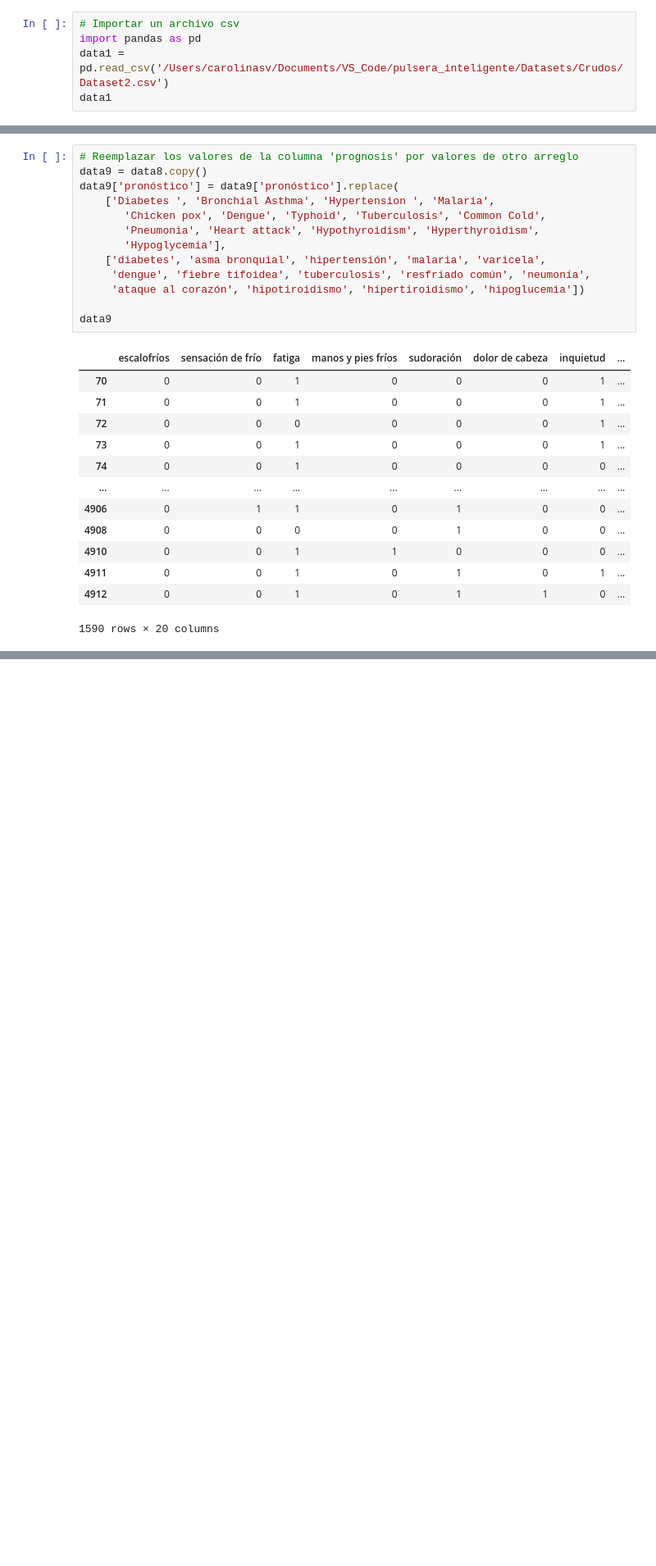
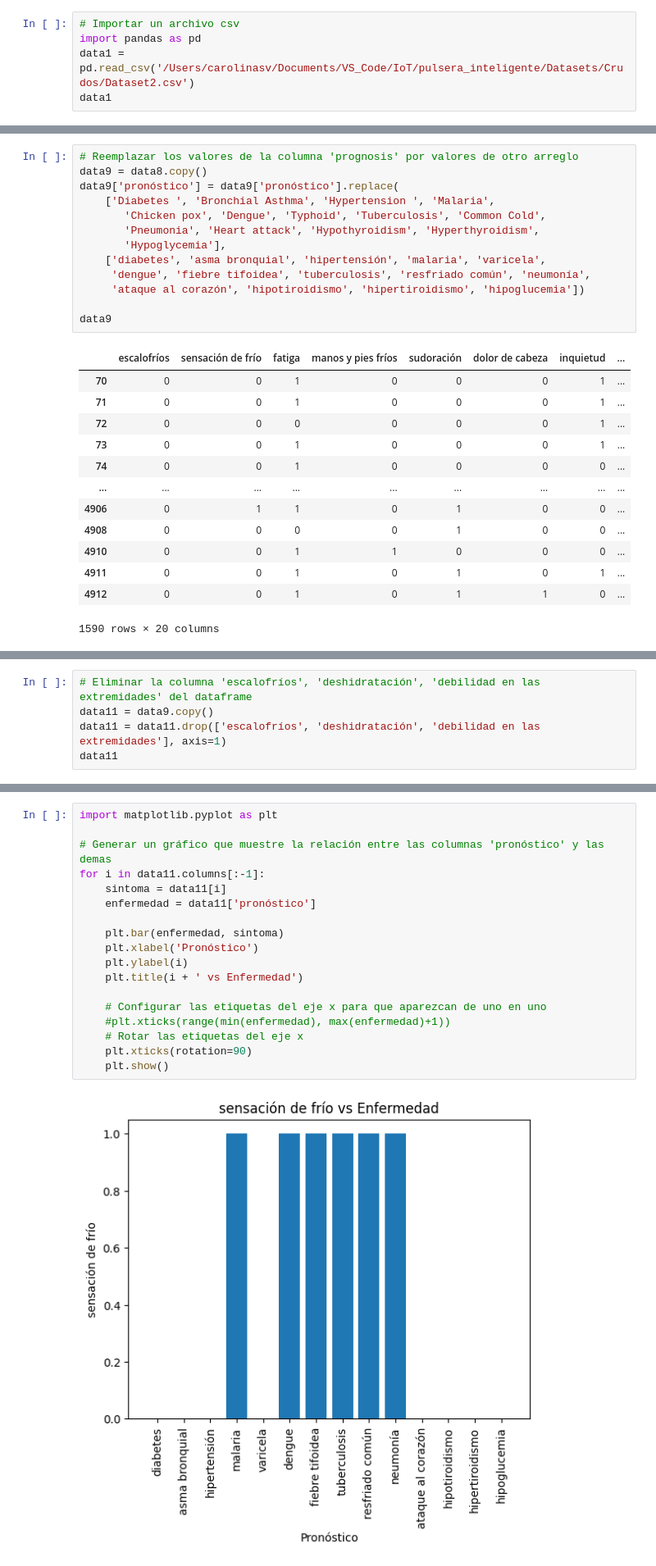
Before and after one commit to caroSeminario23/pulsera_inteligente, a Jupyter notebook: Analisis/Dataset2/analisis4.ipynb, the cells around one changed output, grey strips where cells are left out. Shown at 82% size. Saved outputs shown, nothing was run; the diff lists cells and outputs as text; blank space fills up the shorter version.

```diff
--- a/Analisis/Dataset2/analisis4.ipynb
+++ b/Analisis/Dataset2/analisis4.ipynb
@@ -1,7 +1,7 @@
 # %%
 # Importar un archivo csv
 import pandas as pd
-data1 = pd.read_csv('/Users/carolinasv/Documents/VS_Code/pulsera_inteligente/Datasets/Crudos/Dataset2.csv')
+data1 = pd.read_csv('/Users/carolinasv/Documents/VS_Code/IoT/pulsera_inteligente/Datasets/Crudos/Dataset2.csv')
 data1
 # %% [output]
 |  | itching | skin_rash | nodal_skin_eruptions | continuous_sneezing | shivering | chills | joint_pain | ... |
@@ -685,0 +708,5 @@ data9
+# %%
+# Eliminar la columna 'escalofríos', 'deshidratación', 'debilidad en las extremidades' del dataframe
+data11 = data9.copy()
+data11 = data11.drop(['escalofríos', 'deshidratación', 'debilidad en las extremidades'], axis=1)
+data11
@@ -685,0 +729,20 @@ data9
+# %%
+import matplotlib.pyplot as plt
+
+# Generar un gráfico que muestre la relación entre las columnas 'pronóstico' y las demas
+for i in data11.columns[:-1]:
+    sintoma = data11[i]
+    enfermedad = data11['pronóstico']
+
+    plt.bar(enfermedad, sintoma)
+    plt.xlabel('Pronóstico')
+    plt.ylabel(i)
+    plt.title(i + ' vs Enfermedad')
+
+    # Configurar las etiquetas del eje x para que aparezcan de uno en uno
+    #plt.xticks(range(min(enfermedad), max(enfermedad)+1))
+    # Rotar las etiquetas del eje x
+    plt.xticks(rotation=90)
+    plt.show()
+# %% [output]
+[figure, added]
```
Also changed, not shown: parts of 9 cells of this notebook, 5 other files.
